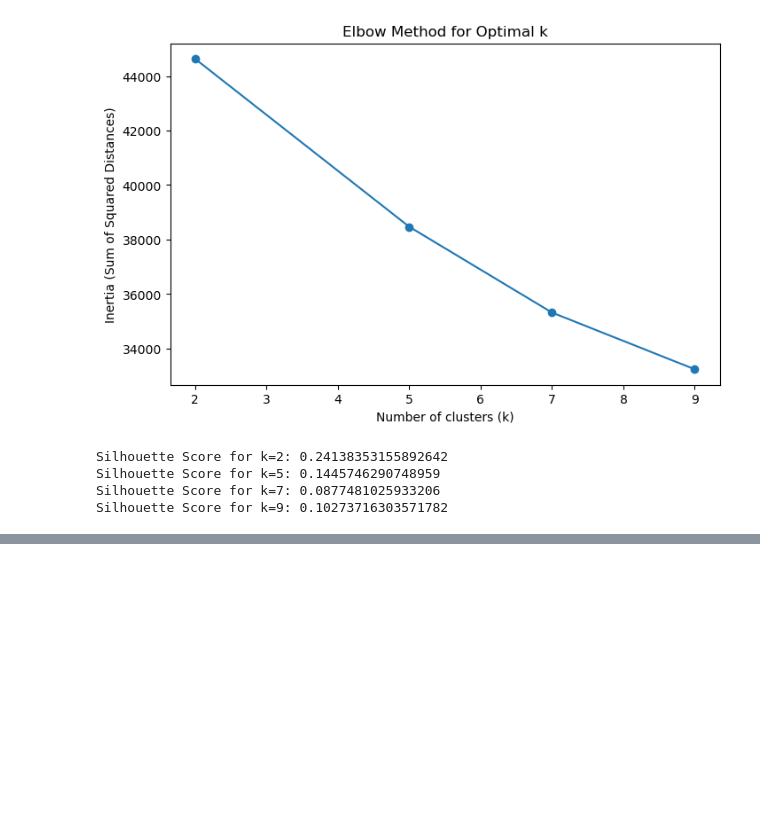
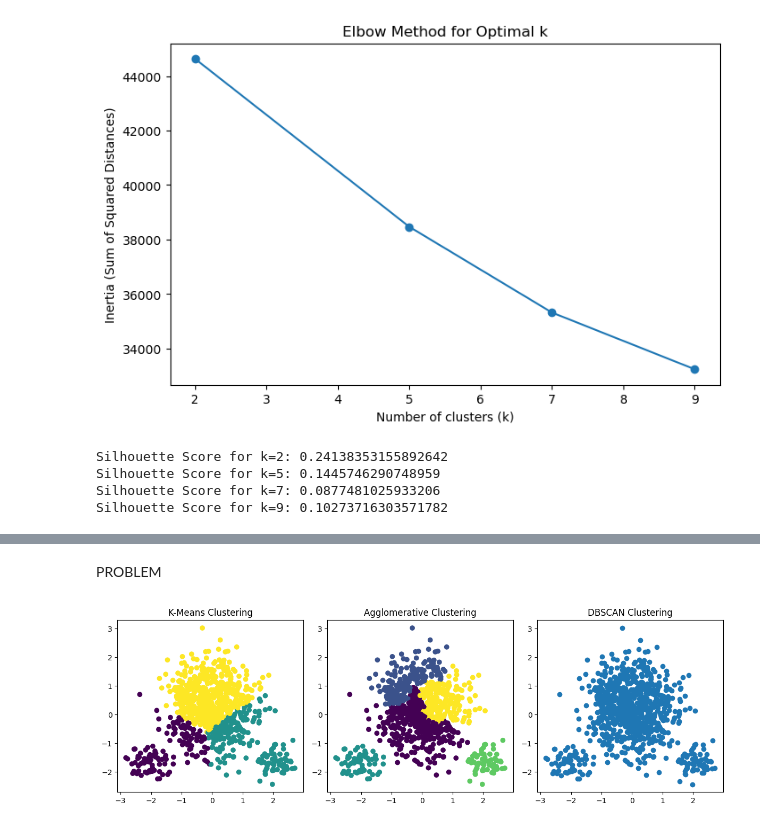
Before and after one commit to arghyawning/data-analytics-1-assignments, a Jupyter notebook: a5/code.ipynb, the cells around one changed output, grey strips where cells are left out. Saved outputs shown, nothing was run; the diff lists cells and outputs as text; code cells hidden in the pictures; blank space fills up the shorter version.

```diff
--- a/a5/code.ipynb
+++ b/a5/code.ipynb
@@ -120,0 +402,23 @@ Silhouette Score for k=9: 0.10273716303571782
+# %%
+linkages = ['ward', 'complete', 'average', 'single']
+
+best_silhouette = -1
+best_linkage = None
+
+for linkage in linkages:
+    agg_clustering = AgglomerativeClustering(n_clusters=3, linkage=linkage)
+    agg_clustering.fit(X_scaled)
+    labels_agg_tmp = agg_clustering.labels_
+
+    silhouette_tmp = silhouette_score(X_scaled, labels_agg_tmp)
+
+    if silhouette_tmp > best_silhouette:
+        best_silhouette = silhouette_tmp
+        best_linkage = linkage
+
+print(f"Best linkage: {best_linkage}")
+print(f"Best silhouette score: {best_silhouette}")
+
+agg_clustering = AgglomerativeClustering(n_clusters=5, linkage=best_linkage)
+agg_clustering.fit(X_scaled)
+labels_agg = agg_clustering.labels_
@@ -120,0 +466,24 @@ Silhouette Score for k=9: 0.10273716303571782
+# %% [markdown]
+PROBLEM
+# %%
+plt.figure(figsize=(12, 4))
+
+# K-Means
+plt.subplot(1, 3, 1)
+plt.scatter(X_scaled[:, 0], X_scaled[:, 1], c=labels_kmeans)
+plt.title("K-Means Clustering")
+
+# Agglomerative Clustering
+plt.subplot(1, 3, 2)
+plt.scatter(X_scaled[:, 0], X_scaled[:, 1], c=labels_agg)
+plt.title("Agglomerative Clustering")
+
+# DBSCAN
+plt.subplot(1, 3, 3)
+plt.scatter(X_scaled[:, 0], X_scaled[:, 1], c=labels_dbscan)
+plt.title("DBSCAN Clustering")
+
+plt.tight_layout()
+plt.show()
+# %% [output]
+[figure, added]
```
Also changed, not shown: parts of 33 cells of this notebook.
